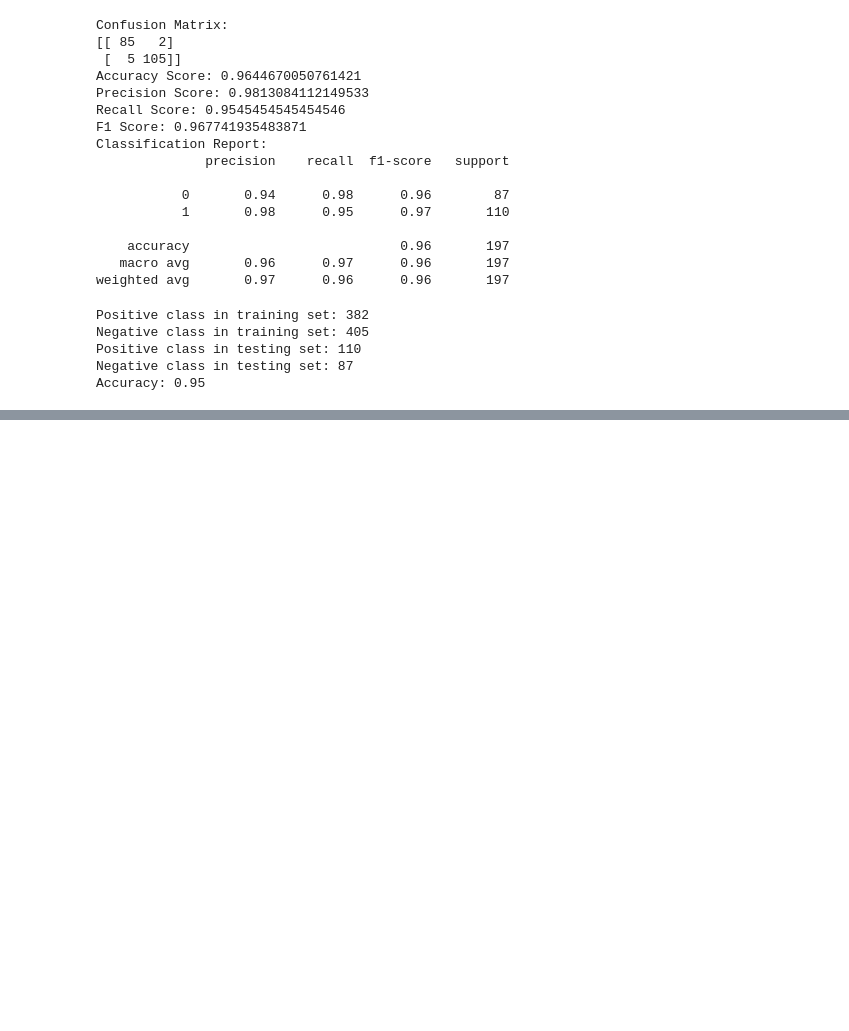
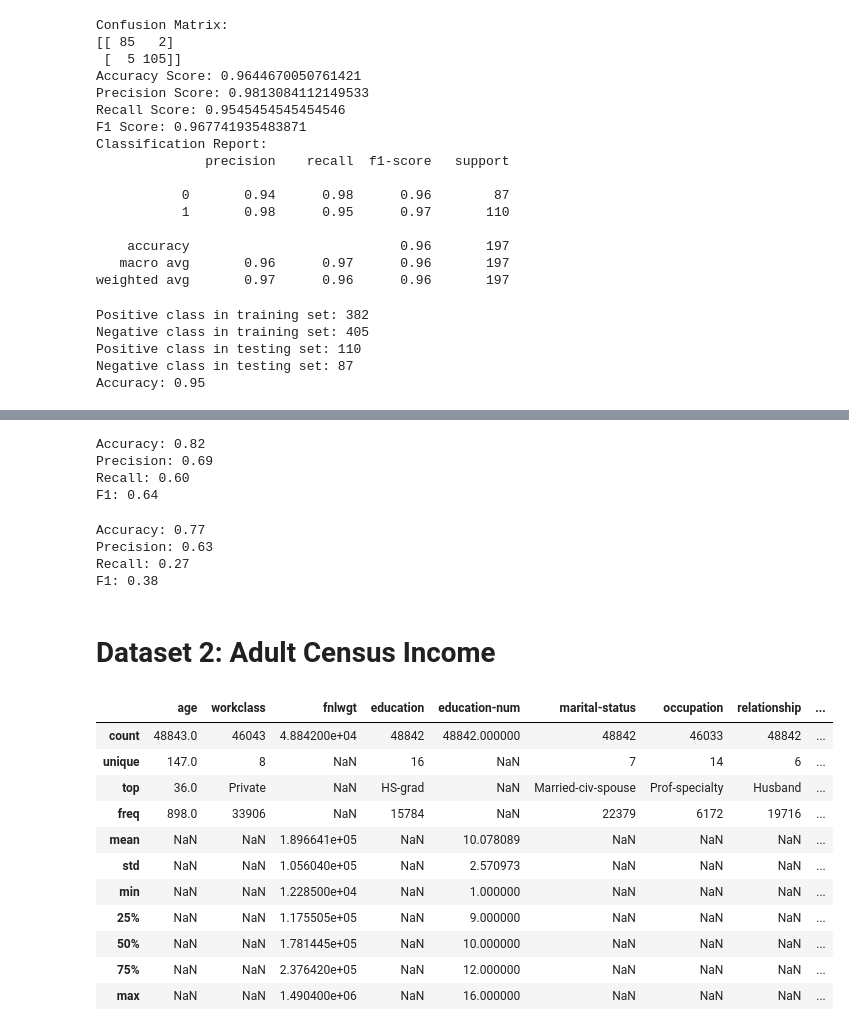
Before and after one commit to shuaibw/cse-472-ML, a Jupyter notebook: offline2/starter.ipynb, the cells around one changed output, grey strips where cells are left out. Drawn from its saved outputs; the diff is of its cells as text; code cells hidden in the pictures; blank space fills up the shorter version.

```diff
--- a/offline2/starter.ipynb
+++ b/offline2/starter.ipynb
@@ -339,0 +448,13 @@ print(y_pred)
+# %%
+y_pred = model.predict(X_test_preprocessed)
+y_pred = np.round(y_pred)
+arr = y_test_preprocessed.to_numpy()
+print(f"Accuracy: {accuracy_score(arr, y_pred):.2f}")
+print(f"Precision: {precision_score(arr, y_pred):.2f}")
+print(f"Recall: {recall_score(arr, y_pred):.2f}")
+print(f"F1: {f1_score(arr, y_pred):.2f}")
+# %% [output]
+Accuracy: 0.82
+Precision: 0.69
+Recall: 0.60
+F1: 0.64
@@ -339,0 +468,32 @@ print(y_pred)
+# %%
+print(f"Accuracy: {accuracy_score(arr, y_pred):.2f}")
+print(f"Precision: {precision_score(arr, y_pred):.2f}")
+print(f"Recall: {recall_score(arr, y_pred):.2f}")
+print(f"F1: {f1_score(arr, y_pred):.2f}")
+# %% [output]
+Accuracy: 0.77
+Precision: 0.63
+Recall: 0.27
+F1: 0.38
+# %% [markdown]
+# Dataset 2: Adult Census Income
+# %%
+df2 = pd.read_csv(data2_path, names=df2_headers, index_col=False)
+df2_extra = pd.read_csv(data2_extra, names=df2_headers, index_col=False)
+df2 = pd.concat([df2, df2_extra])
+# replace all ?s with NaNs
+df2 = df2.replace(' ?', np.nan)
+df2.describe(include='all')
+# %% [output]
+|  | age | workclass | fnlwgt | education | education-num | marital-status | occupation | relationship | ... |
+| count | 48843.0 | 46043 | 4.884200e+04 | 48842 | 48842.000000 | 48842 | 46033 | 48842 | ... |
+| unique | 147.0 | 8 | NaN | 16 | NaN | 7 | 14 | 6 | ... |
+| top | 36.0 | Private | NaN | HS-grad | NaN | Married-civ-spouse | Prof-specialty | Husband | ... |
+| freq | 898.0 | 33906 | NaN | 15784 | NaN | 22379 | 6172 | 19716 | ... |
+| mean | NaN | NaN | 1.896641e+05 | NaN | 10.078089 | NaN | NaN | NaN | ... |
+| std | NaN | NaN | 1.056040e+05 | NaN | 2.570973 | NaN | NaN | NaN | ... |
+| min | NaN | NaN | 1.228500e+04 | NaN | 1.000000 | NaN | NaN | NaN | ... |
+| 25% | NaN | NaN | 1.175505e+05 | NaN | 9.000000 | NaN | NaN | NaN | ... |
+| 50% | NaN | NaN | 1.781445e+05 | NaN | 10.000000 | NaN | NaN | NaN | ... |
+| 75% | NaN | NaN | 2.376420e+05 | NaN | 12.000000 | NaN | NaN | NaN | ... |
+| max | NaN | NaN | 1.490400e+06 | NaN | 16.000000 | NaN | NaN | NaN | ... |
```
Also changed, not shown: parts of 38 cells of this notebook.
